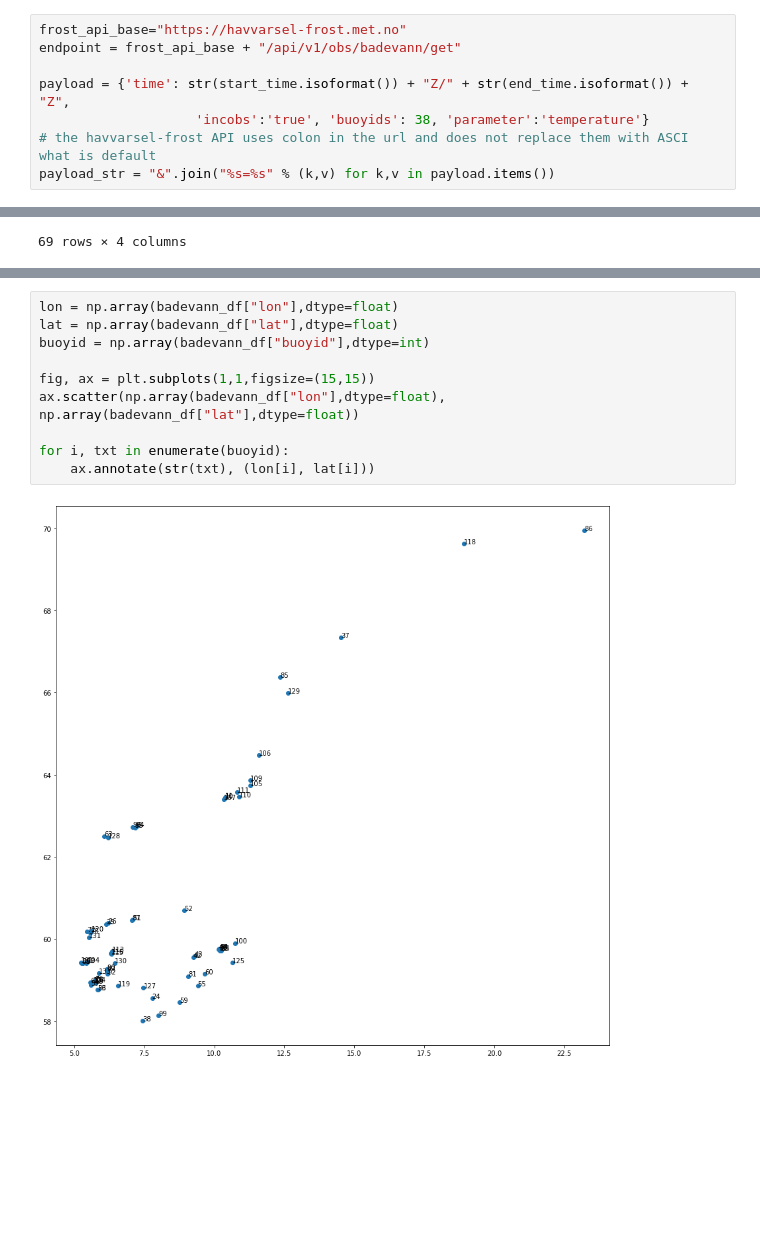
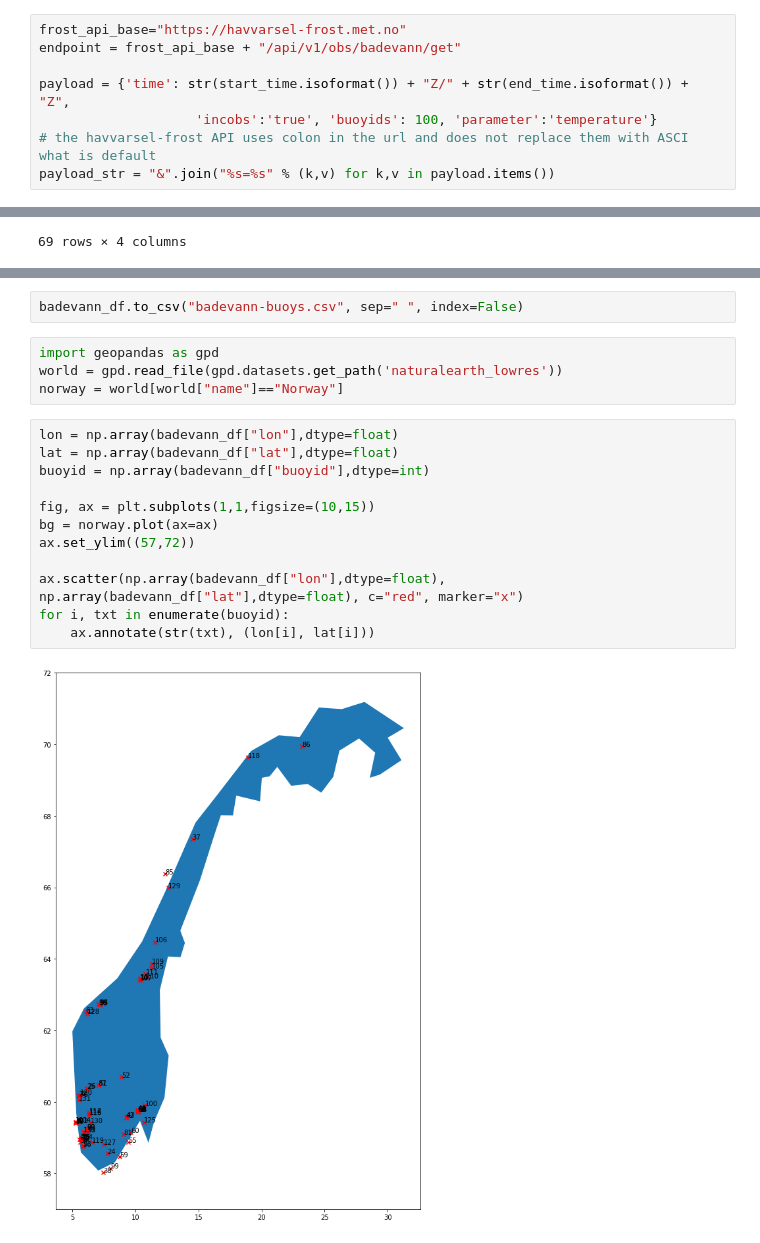
Before and after one commit to FlorianBeiser/havvarsel-data-driven-pred, a Jupyter notebook: HavvarselExplorer.ipynb, the cells around one changed output, grey strips where cells are left out. Drawn from its saved outputs; the diff is of its cells as text; blank space fills up the shorter version.

```diff
--- a/HavvarselExplorer.ipynb
+++ b/HavvarselExplorer.ipynb
@@ -31,7 +31,7 @@ frost_api_base="https://havvarsel-frost.met.no"
 endpoint = frost_api_base + "/api/v1/obs/badevann/get"
 
 payload = {'time': str(start_time.isoformat()) + "Z/" + str(end_time.isoformat()) + "Z",
-                    'incobs':'true', 'buoyids': 38, 'parameter':'temperature'}
+                    'incobs':'true', 'buoyids': 100, 'parameter':'temperature'}
 # the havvarsel-frost API uses colon in the url and does not replace them with ASCI what is default
 payload_str = "&".join("%s=%s" % (k,v) for k,v in payload.items())
 # %%
@@ -95,12 +80,20 @@ array([ 5.418333,  5.73983 , 10.39061 , 10.38479 ,  5.750357,  5.7565  ,
+# %%
+badevann_df.to_csv("badevann-buoys.csv", sep=" ", index=False)
+# %%
+import geopandas as gpd
+world = gpd.read_file(gpd.datasets.get_path('naturalearth_lowres'))
+norway = world[world["name"]=="Norway"]
 # %%
 lon = np.array(badevann_df["lon"],dtype=float)
 lat = np.array(badevann_df["lat"],dtype=float)
 buoyid = np.array(badevann_df["buoyid"],dtype=int)
 
-fig, ax = plt.subplots(1,1,figsize=(15,15))
-ax.scatter(np.array(badevann_df["lon"],dtype=float), np.array(badevann_df["lat"],dtype=float))
+fig, ax = plt.subplots(1,1,figsize=(10,15))
+bg = norway.plot(ax=ax)
+ax.set_ylim((57,72))
 
+ax.scatter(np.array(badevann_df["lon"],dtype=float), np.array(badevann_df["lat"],dtype=float), c="red", marker="x")
 for i, txt in enumerate(buoyid):
     ax.annotate(str(txt), (lon[i], lat[i]))
 # %% [output]
-[figure, old version]
+[figure, new version]
```
Also changed, not shown: parts of 20 cells of this notebook.
